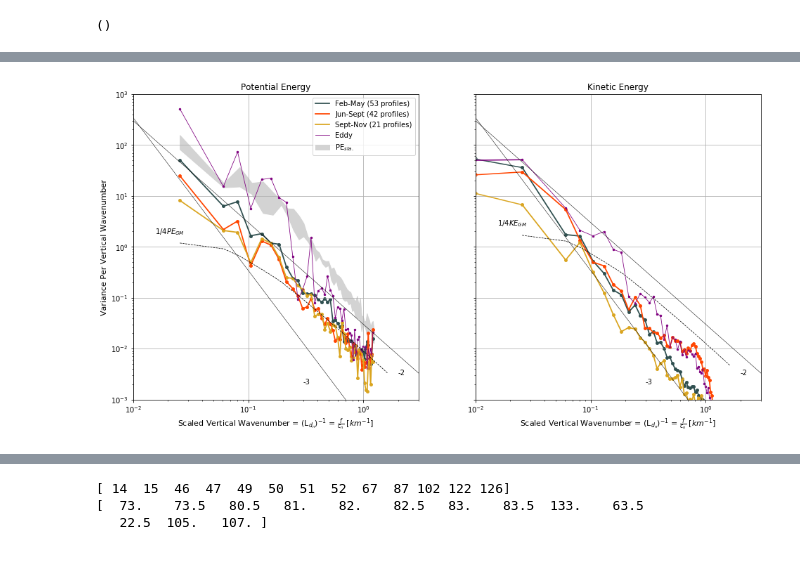
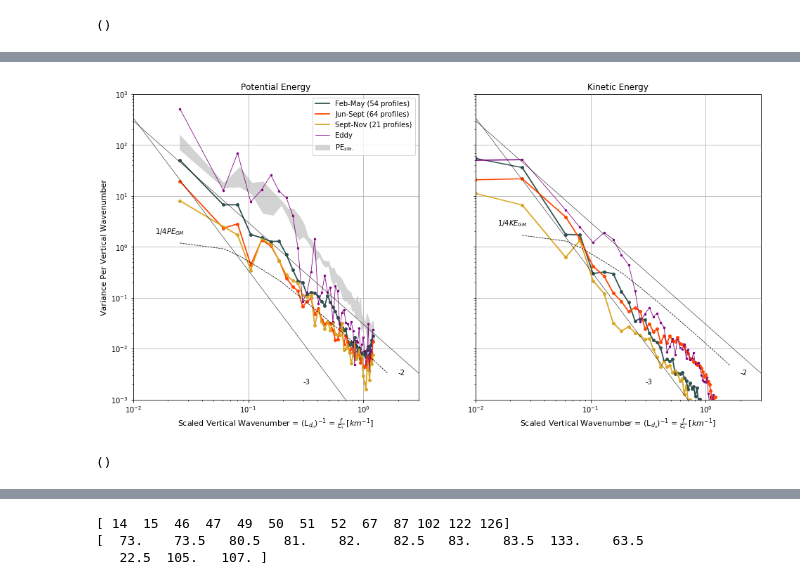
Before and after one commit to jakesteinberg/geostrophic_turbulence, a Jupyter notebook: bats_dg_2015_mode_projections.ipynb, the cells around one changed output, grey strips where cells are left out. Saved outputs shown, nothing was run; the diff lists cells and outputs as text; code cells hidden in the pictures.

```diff
--- a/bats_dg_2015_mode_projections.ipynb
+++ b/bats_dg_2015_mode_projections.ipynb
@@ -148,7 +150,7 @@ coli = 'r', 'm', 'b', 'c', 'g', 'y'  # summer, summer, winter1, winter1, winter2
 coli = '#FF4500', '#FF4500', '#2F4F4F', '#2F4F4F', '#DAA520', '#DAA520'
 # cols = ['#2F4F4F', '#FF4500', '#DAA520']
 # season_labs = ['Feb-Apr', 'May-Sept', 'Sept-Nov']
-for i in range(6):
+for i in range(len(bckgrds)):
     ax1.plot(salin_avg[:, i], grid, color=coli[i])
     ax2.plot(cons_t_avg[:, i], grid, color=coli[i])
     ax3.plot(N2_ref[:, i], grid, color=coli[i])
@@ -463,7 +506,7 @@ good_v = np.zeros(np.shape(dg_v_0)[1], dtype=bool)
 for i in range(np.shape(dg_v_0)[1]):
     dv_dz = np.gradient(dg_v_0[10:-20, i], -1 * grid[10:-20])
     # print(np.nanmax(np.abs(dv_dz)))
-    if np.nanmax(np.abs(dv_dz)) < 0.002:  # 0.0225
+    if np.nanmax(np.abs(dv_dz)) < 0.0025:  # 0.0225
         good_v[i] = True
 good_v[np.abs(dg_v_0[5,:]) > 1] = False
 
@@ -643,10 +686,10 @@ prof_lon2 = dg_v_lon.copy()
 prof_lat2 = dg_v_lat.copy()
 # for this selection find appropriate background structure
 # these are the indices that satisfy the different seasons
-d2_summer = np.where((Time2 > bd1) & (Time2 < bd2))[0]
+d2_summer = np.where((Time2 > bd1))[0]  # & (Time2 < bd2)
 d2_winter1 = np.where((Time2 < bd1) & ((Info2 < 60) | (Info2 > 71)))[0]
-d2_winter2 = np.where(Time2 > bd2)[0]
-bckgrds2 = [d2_summer, d2_winter1, d2_winter2]
+# d2_winter2 = np.where(Time2 > bd2)[0]
+bckgrds2 = [d2_summer, d2_winter1]  # , d2_winter2
 # %%
 np.shape(dg_v_0)
 # %% [output]
@@ -1220,7 +1273,7 @@ V_m.shape
 
 # make backgrounds now just summer winter
 # Summer = June 1 - Sept 15
-d_sum = np.where(((Time_ordered > bd1) & (Time_ordered < bd2)))[0]
+d_sum = np.where(((Time_ordered > bd1)))[0]  # & (Time_ordered < bd2)
 # Winter1 = (Feb 2 - June 1)
 d_win1 = np.where((Time_ordered < bd1) & ((Info3 < 60) | (Info3 > 71)))[0]
 # Winter2 = (Sept 15 - Nov 5)
@@ -1229,14 +1282,15 @@ d_win2 = np.where(Time_ordered > bd2)[0]
 d_eddy = np.where((Info3 >= 60) & (Info3 <= 71))[0]
 # combine
 bckgrds = [d_win1, d_sum, d_win2, d_eddy]  # KEY!! 4, sets of profiles
+bckgrds_key = 'Winter', 'Summer', 'Fall', 'Eddy'
 k_h_win1 = 1e3 * (f_ref / c[1:]) * np.sqrt(np.nanmean(HKE_per_mass_0[1:, bckgrds[0]], axis=1) /
                                            np.nanmean(PE_per_mass_0[1:, bckgrds[0]], axis=1))
 k_h_sum = 1e3 * (f_ref / c[1:]) * np.sqrt(np.nanmean(HKE_per_mass_0[1:, bckgrds[1]], axis=1) /
                                            np.nanmean(PE_per_mass_0[1:, bckgrds[1]], axis=1))
 k_h_win2 = 1e3 * (f_ref / c[1:]) * np.sqrt(np.nanmean(HKE_per_mass_0[1:, bckgrds[2]], axis=1) /
                                            np.nanmean(PE_per_mass_0[1:, bckgrds[2]], axis=1))
-k_h_eddy = 1e3 * (f_ref / c[1:]) * np.sqrt(np.nanmean(HKE_per_mass_0[1:, bckgrds[3]], axis=1) /
-                                           np.nanmean(PE_per_mass_0[1:, bckgrds[3]], axis=1))
+k_h_eddy = 1e3 * (f_ref / c[1:]) * np.sqrt(np.nanmean(HKE_per_mass_0[1:, bckgrds[2]], axis=1) /
+                                           np.nanmean(PE_per_mass_0[1:, bckgrds[2]], axis=1))
 
 # --- RATIO of KE_i / KE_total
 KE_fraction_w1 = 100 * HKE_per_mass_0[:, bckgrds[0]] / np.tile(np.nansum(HKE_per_mass_0[:, bckgrds[0]],
@@ -1260,7 +1314,7 @@ ax1.errorbar(np.arange(0, nmodes) + .2, np.nanmean(KE_fraction_w2, axis=1), yerr
 handles, labels = ax1.get_legend_handles_labels()
 ax1.legend(handles, labels, fontsize=10)
 ax1.set_ylim([0, 90])
-ax1.set_xlim([-.1, 10])
+ax1.set_xlim([-.1, 8])
 ax1.set_title('Fraction of KE in each Mode')
 ax1.set_ylabel('Percent')
 ax1.grid()
@@ -1273,34 +1327,41 @@ ax2.set_title('Fraction of PE by Mode')
 ax2.set_ylabel('Percent')
 ax2.set_xlabel('Mode Number')
 plot_pro(ax2)
+f.savefig("/Users/jake/Documents/baroclinic_modes/Meetings/meeting_3_27_19/dg_bats_energy_fracs.jpg", dpi=300)
 
 # velocity profiles by season
-f, ax = plt.subplots(1, 4, sharey=True)
-for i in range(4):
+f, ax = plt.subplots(1, len(bckgrds), sharey=True)
+for i in range(len(bckgrds)):
     vin = V_ordered[:, bckgrds[i]]
     vin_m = Vm_ordered[:, bckgrds[i]]
     for j in range(np.shape(V_ordered[:, bckgrds[i]])[1]):
         ax[i].plot(vin[:, j], grid)
         ax[i].plot(vin_m[:, j], grid, linestyle='--', color='k', linewidth=0.5)
     ax[i].set_xlim([-0.75, 0.75])
+    ax[i].set_title(bckgrds_key[i])
+ax[0].set_ylabel('Depth [m]')
 ax[0].grid()
 ax[1].grid()
 ax[2].grid()
 ax[0].invert_yaxis()
 plot_pro(ax[3])
+f.savefig("/Users/jake/Documents/baroclinic_modes/Meetings/meeting_3_27_19/dg_bats_v_seasonal.jpg", dpi=300)
 
 # displacement profiles by season
-f, ax = plt.subplots(1, 4, sharey=True)
-for i in range(4):
+f, ax = plt.subplots(1, len(bckgrds), sharey=True)
+for i in range(len(bckgrds)):
     vin = Eta_ordered[:, bckgrds[i]]
     vin_m = Etam_ordered[:, bckgrds[i]]
     for j in range(np.shape(V_ordered[:, bckgrds[i]])[1]):
         ax[i].plot(vin[:, j], grid)
         ax[i].plot(vin_m[:, j], grid, linestyle='--', color='k', linewidth=0.5)
     ax[i].set_xlim([-350, 350])
+    ax[i].set_title(bckgrds_key[i])
+ax[0].set_ylabel('Depth [m]')
 ax[0].grid()
 ax[1].grid()
 ax[2].grid()
 ax[0].invert_yaxis()
 plot_pro(ax[3])
+f.savefig("/Users/jake/Documents/baroclinic_modes/Meetings/meeting_3_27_19/dg_bats_eta_seasonal.jpg", dpi=300)
 # %% [output]
@@ -1315,14 +1375,14 @@ matplotlib.rcParams['figure.figsize'] = (16,8)
 
 f_s_en, (ax1, ax2) = plt.subplots(1, 2, sharey=True)
 labs = 'Feb-May (' + str(np.shape(d_win1)[0]) + ' profiles)', 'Jun-Sept (' + str(np.shape(d_sum)[0]) + ' profiles)',\
-       'Sept-Nov (' + str(np.shape(d_win2)[0]) + ' profiles)', 'Eddy'
+        'Sept-Nov (' + str(np.shape(d_win2)[0]) + ' profiles)', 'Eddy'
 ax1.fill_between(1000 * sta_bats_f / sta_bats_c[1:mmax + 1], sta_min / sta_bats_dk, sta_max / sta_bats_dk,
                  label='PE$_{sta.}$', color='#D3D3D3')
 lw = [1.75, 1.75, 1.75, .8]
 scz = [15, 15, 15, 6]
 seasonal_PE_output = np.nan * np.ones((nmodes, len(bckgrds)))
 seasonal_KE_output = np.nan * np.ones((nmodes, len(bckgrds)))
-for i in range(4):
+for i in range(len(bckgrds)):
     inn = bckgrds[i]
     ax1.plot(sc_x, np.nanmean(PE_per_mass_0[1:, inn], axis=1) / dk, color=cols[i], label=labs[i], linewidth=lw[i])
     ax1.scatter(sc_x, np.nanmean(PE_per_mass_0[1:, inn], axis=1) / dk, color=cols[i], s=scz[i])
@@ -1335,35 +1395,36 @@ for i in range(4):
     seasonal_KE_output[0, i] = np.nanmean(HKE_per_mass_0[:, inn], axis=1)[0] / dk
 # -- GM
 ax1.plot(1000 * sta_bats_f / sta_bats_c[1:], 0.25 * PE_GM_bats / sta_bats_dk, color='k', linewidth=0.75, linestyle='--')
 ax1.text(1000 * sta_bats_f / sta_bats_c[1] - .01, 0.5 * PE_GM_bats[1] / sta_bats_dk, r'$1/4 PE_{GM}$', fontsize=10)
 ax2.plot(1000 * sta_bats_f / sta_bats_c[1:], 0.25 * GMKE_bats / sta_bats_dk, color='k', linewidth=0.75, linestyle='--')
 ax2.text(1000 * sta_bats_f / sta_bats_c[1] - .01, 0.5 * GMKE_bats[1] / sta_bats_dk, r'$1/4 KE_{GM}$', fontsize=10)
 ax1.plot([7 * 10**-3, 7 * 10**-1], [10**3, 10**-3], color='k', linewidth=0.5)
 ax1.text(3*10**-1, 2*10**-3, '-3', fontsize=10)
 ax1.plot([10**-2, 10**1], [3*10**2, 3*10**-4], color='k', linewidth=0.5)
 ax1.text(2*10**0, 3*10**-3, '-2', fontsize=10)
 ax2.plot([7 * 10**-3, 7 * 10**-1], [10**3, 10**-3], color='k', linewidth=0.5)
 ax2.text(3*10**-1, 2*10**-3, '-3', fontsize=10)
 ax2.plot([10**-2, 10**1], [3*10**2, 3*10**-4], color='k', linewidth=0.5)
 ax2.text(2*10**0, 3*10**-3, '-2', fontsize=10)
 handles, labels = ax1.get_legend_handles_labels()
 ax1.legend(handles, labels, fontsize=10)
 ax1.set_xlabel(r'Scaled Vertical Wavenumber = (L$_{d_{n}}$)$^{-1}$ = $\frac{f}{c_n}$ [$km^{-1}$]', fontsize=11)
 ax1.set_ylabel('Variance Per Vertical Wavenumber', fontsize=11)
 ax1.set_title('Potential Energy')
 ax1.set_xlim([10 ** -2, 3 * 10 ** 0])
 ax1.set_ylim([10 ** (-3), 1 * 10 ** 3])
 ax1.set_yscale('log')
 ax1.set_xscale('log')
 ax2.set_xlabel(r'Scaled Vertical Wavenumber = (L$_{d_{n}}$)$^{-1}$ = $\frac{f}{c_n}$ [$km^{-1}$]', fontsize=11)
 ax2.set_title('Kinetic Energy')
 ax2.set_xlim([10 ** -2, 3 * 10 ** 0])
 ax2.set_xscale('log')
 ax1.grid()
 plot_pro(ax2)
-f_s_en.savefig("/Users/jake/Documents/baroclinic_modes/Meetings/meeting_3_27_19/dg_bats_energy_seasons.jpg", dpi=300)
+# f_s_en.savefig("/Users/jake/Documents/baroclinic_modes/Meetings/meeting_3_27_19/dg_bats_energy_seasons.jpg", dpi=300)
 # %% [output]
-[figure, old version]
+[figure, new version]
+()
 # %%
 sa = 1
 if sa > 0:
```
Also changed, not shown: parts of 31 cells of this notebook, 1 other file.
